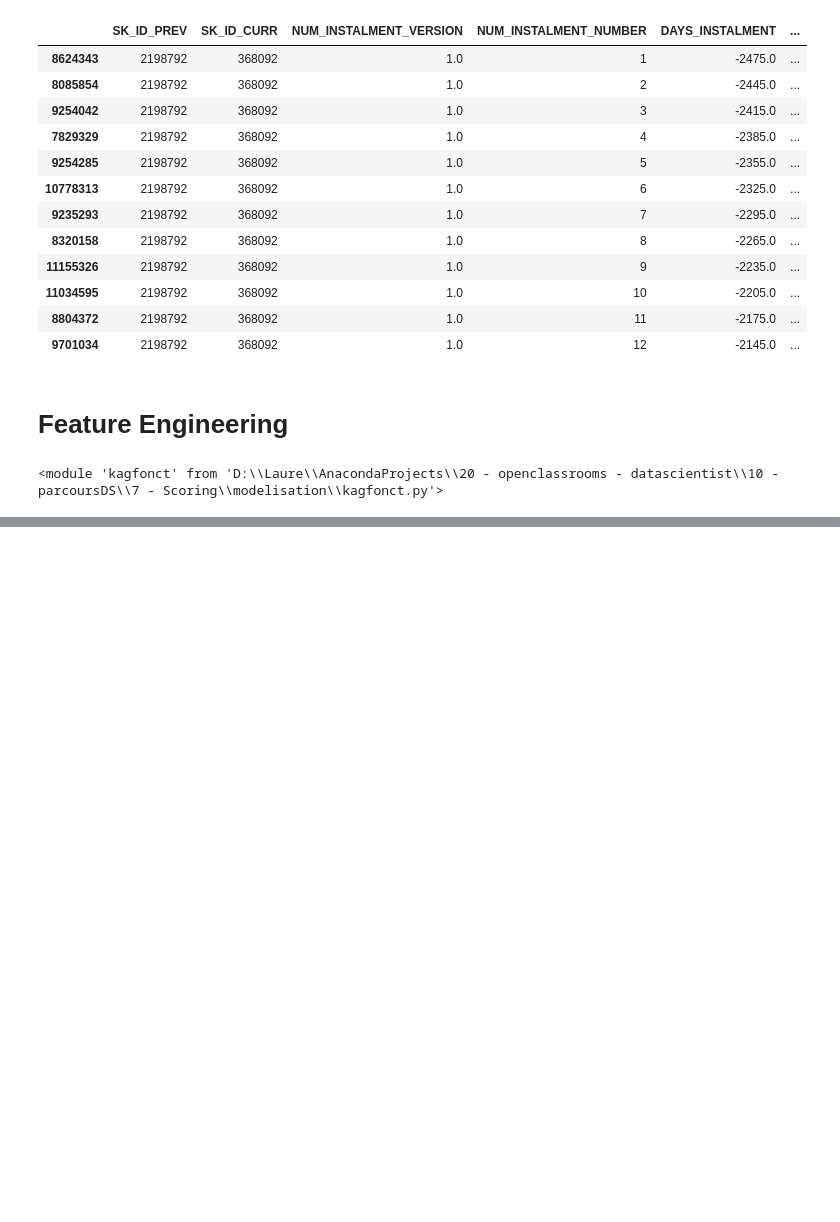
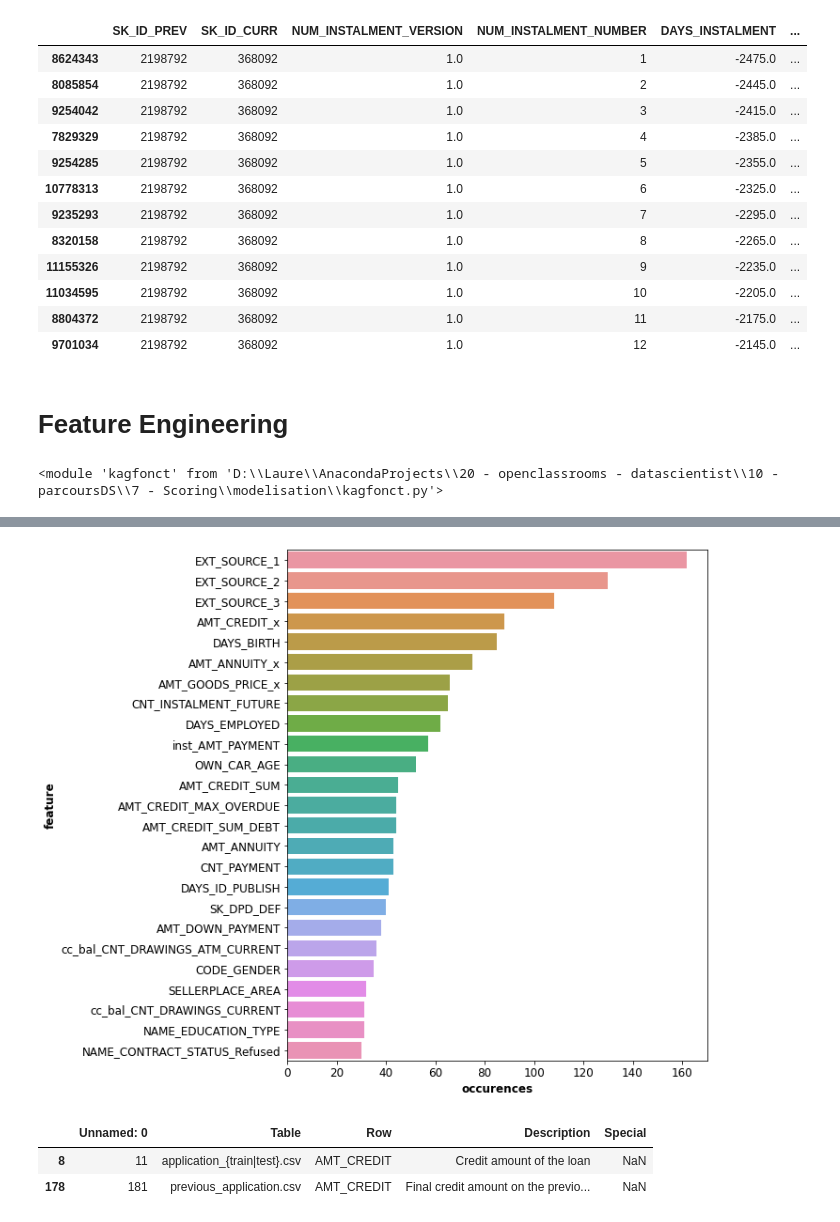
Before and after one commit to sunktoteca/OC-Parcours-DS-P7, a Jupyter notebook: modelisation/scoring - modelisation.ipynb, the cells around one changed output, grey strips where cells are left out. Saved outputs shown, nothing was run; the diff lists cells and outputs as text; code cells hidden in the pictures; blank space fills up the shorter version.

```diff
--- a/modelisation/scoring - modelisation.ipynb
+++ b/modelisation/scoring - modelisation.ipynb
@@ -327,0 +466,5 @@ Shapes :  (307511, 122) (48744, 121)
+# %%
+df_feature_importance = pd.DataFrame()
+df_feature_importance["feature"] = data.columns
+df_feature_importance["occurences"] = clf.feature_importances_
+df_feature_importance
@@ -327,0 +485,13 @@ Shapes :  (307511, 122) (48744, 121)
+# %%
+plt.figure(figsize=(8,10))
+sns.barplot(x="occurences", y="feature",
+            data=df_feature_importance.sort_values(by="occurences", ascending=False)[:25])
+plt.show()
+# %% [output]
+[figure, added]
+# %%
+df_homecredit[df_homecredit["Row"]=="AMT_CREDIT"]
+# %% [output]
+|  | Unnamed: 0 | Table | Row | Description | Special |
+| 8 | 11 | application_{train|test}.csv | AMT_CREDIT | Credit amount of the loan | NaN |
+| 178 | 181 | previous_application.csv | AMT_CREDIT | Final credit amount on the previo... | NaN |
```
Also changed, not shown: parts of 25 cells of this notebook, 1 other file.
